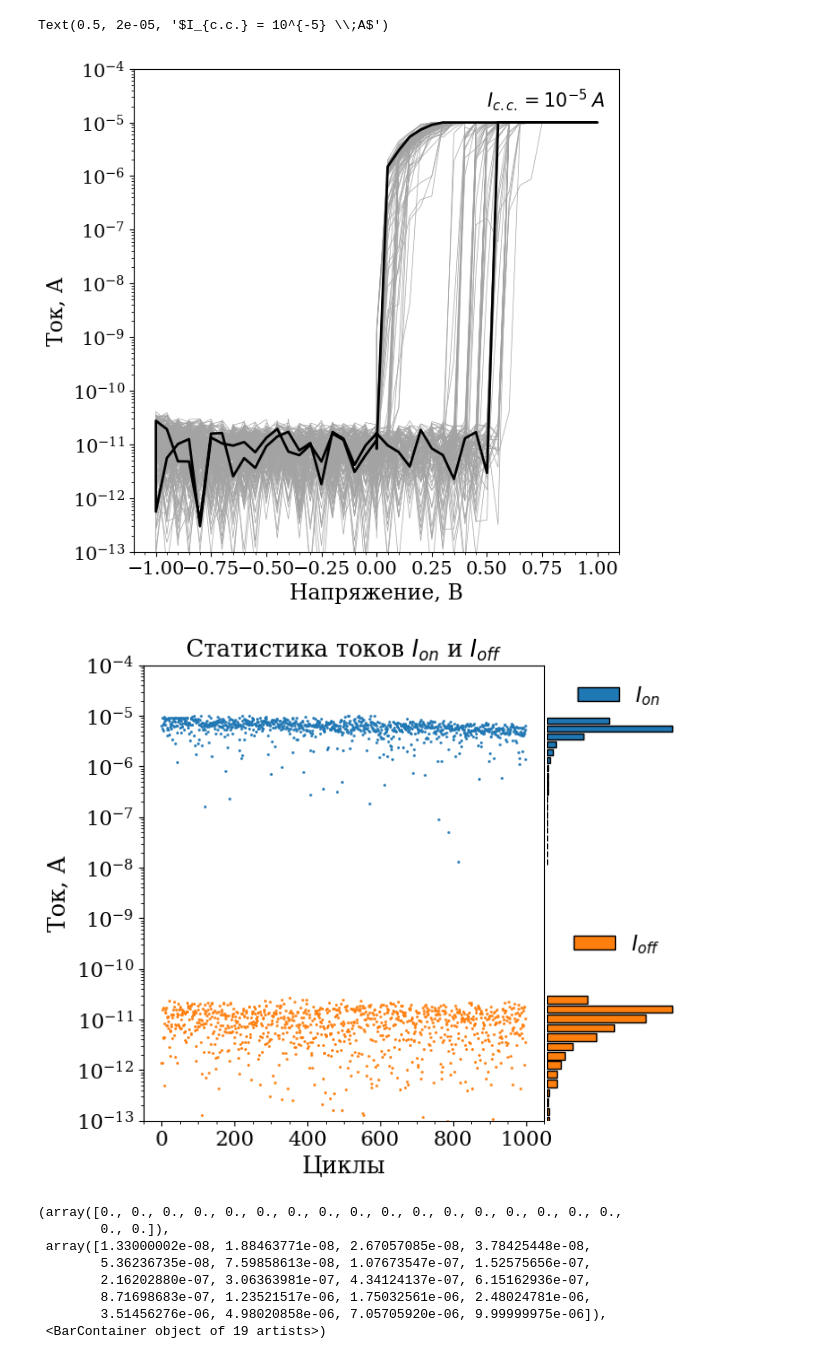
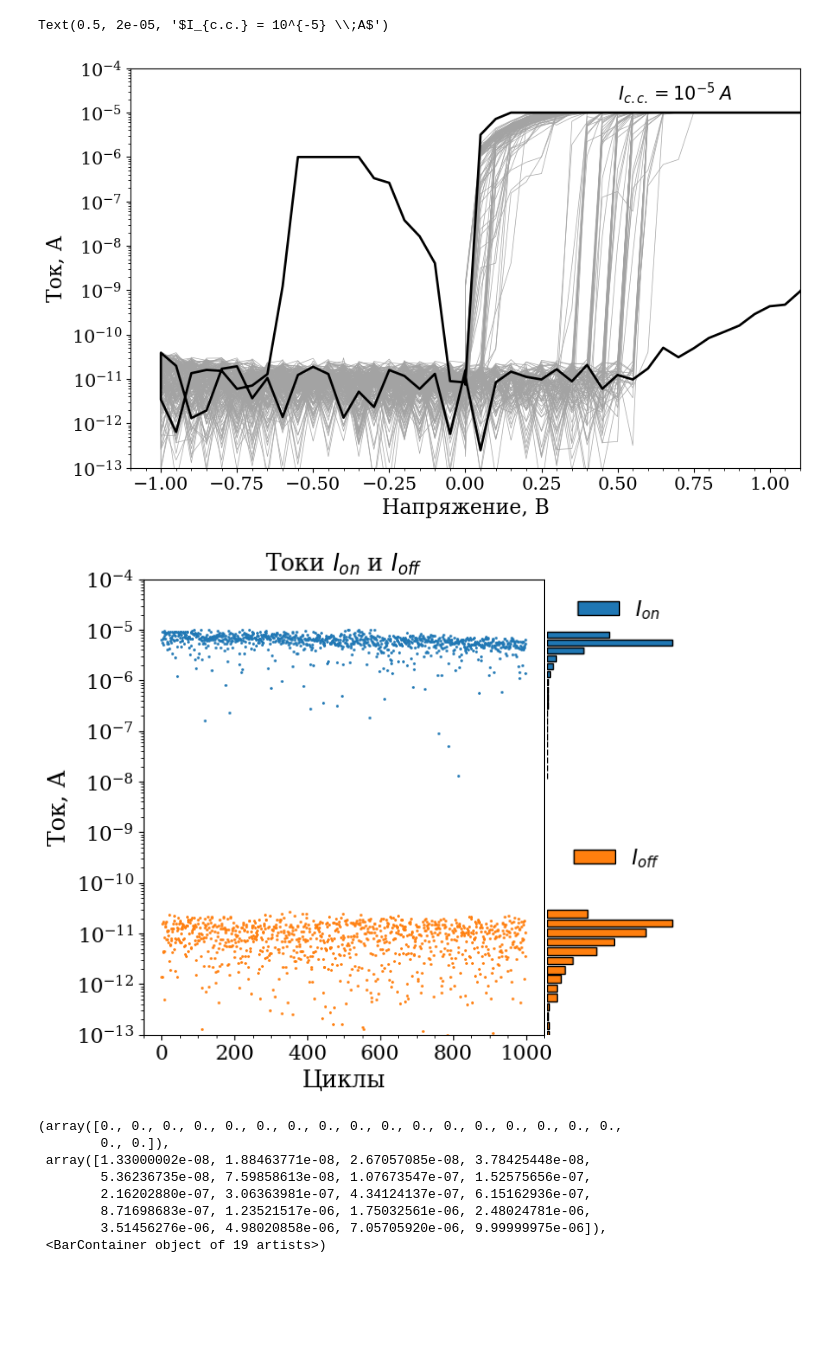
Before and after one commit to OneMoreGate/TiN-HZO_experimental, a Jupyter notebook: sample_6_preann_550_postann_350/main.ipynb, the cells around one changed output. Cells and saved outputs as stored; diff of their text form; code cells hidden in the pictures; blank space fills up the shorter version.

```diff
--- a/sample_6_preann_550_postann_350/main.ipynb
+++ b/sample_6_preann_550_postann_350/main.ipynb
@@ -33,25 +53,25 @@ d_2.delete_measurs('E16-100', measur=[i for i in range(1131,1161)])
 # %%
-fig, ax = plt.subplots(figsize = [7,7])
+fig, ax = plt.subplots(figsize = [10,6])
 
 y_major = ticker.LogLocator(numticks = 20)
 y_minor = ticker.LogLocator(subs = np.arange(1.0, 10.0) * 0.1, numticks = 10)
 
 d_2.draw_multiple_lines('E16-100', ax, measurs=[i for i in range(400, 500)], linewidth = 0.5, color = '#a3a3a3')
-d_2.draw_single_line('E16-100', ax, 100, color = 'k', linewidth = 2)
+d_2.draw_single_line('E16-100', ax, 10, color = 'k', linewidth = 2)
 ax.set(yscale='log', xlim=[-1.1, 1.1], ylim=[10**-(13), 10**-4])
 ax.xaxis.set_major_locator(ticker.MultipleLocator(0.25))
 ax.xaxis.set_minor_locator(ticker.MultipleLocator(0.05))
 ax.yaxis.set_major_locator(y_major)
 ax.yaxis.set_minor_locator(y_minor)
 ax.tick_params(labelsize=15)
 ax.set_ylabel('Ток, А', size = 17)
 ax.set_xlabel('Напряжение, В', size = 17)
 ax.text(0.5, 2 * 10 ** -5, r'$I_{c.c.} = 10^{-5} \;A$', size = 15)
 
 #plt.savefig('ff_typical.png', dpi = 300, bbox_inches = 'tight')
 # %% [output]
 Text(0.5, 2e-05, '$I_{c.c.} = 10^{-5} \\;A$')
-[figure, old version]
+[figure, new version]
 # %%
 I = d_2.get_on_off_current('E16-100', 0.2)
 # %%
@@ -84,7 +104,7 @@ ax_1.yaxis.set_minor_locator(y_minor)
 ax_1.set_xlabel('Циклы', size = 17)
 ax_1.set_ylabel('Ток, А', size = 17)
 ax_1.tick_params(labelsize=15)
-ax_1.set_title(r'Статистика токов $I_{on}$ и $I_{off}$', size = 17)
+ax_1.set_title(r'Токи $I_{on}$ и $I_{off}$', size = 17)
 
 bins_1 = np.logspace(np.log10(min(I['off'][:1000])), np.log10(max(I['off'][:1000])), 20)
 ax_2.hist(I['off'][:1000], bins=bins_1, orientation='horizontal', label = r'$I_{on}$', rwidth=0.8, edgecolor = 'k')
@@ -98,9 +118,9 @@ ax_3.set(ylim=[10**-(13), 10**-9], yscale='log')
 ax_3.axis('off')
 ax_3.legend(frameon = False, fontsize = 15)
 
-#plt.savefig('current_stat.png', dpi = 300, bbox_inches = 'tight')
+plt.savefig('current_stat.png', dpi = 300, bbox_inches = 'tight')
 # %% [output]
-[figure, old version]
+[figure, new version]
 # %%
 bins_2 = np.logspace(np.log10(min(np.abs(I_on[:1000]))), np.log10(max(np.abs(I_on[:1000]))), 20)
 ax_3.hist(np.abs(I['on'][:1000]), bins=bins_2, orientation='horizontal', label = r'$V_{h}$', rwidth=0.8, edgecolor = 'k', log=True)
```
Also changed, not shown: parts of 7 cells of this notebook, 2 other files.
